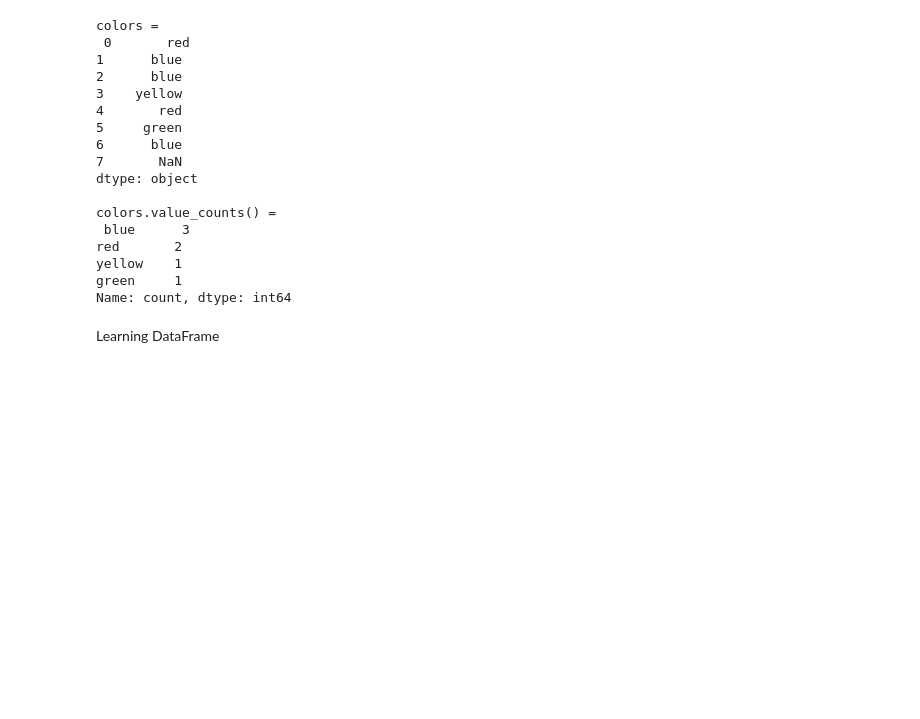
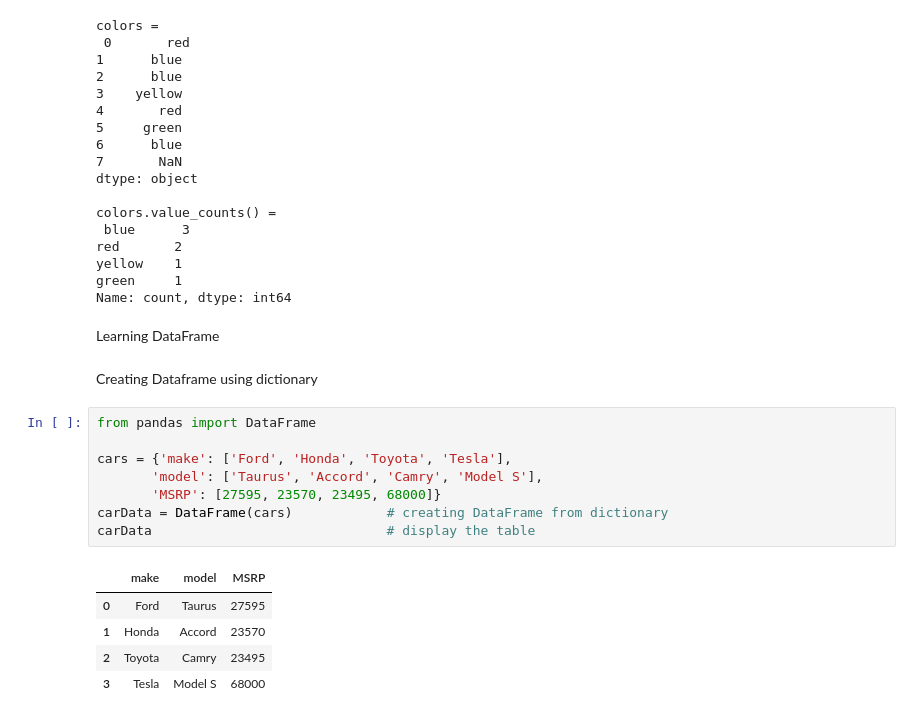
Before and after one commit to INFO-523-Exercises/intro-R-Python-avikalsingh1, a Jupyter notebook: Exercise1.ipynb, the cells around one changed output. Cells and saved outputs as stored; diff of their text form; blank space fills up the shorter version.

```diff
--- a/Exercise1.ipynb
+++ b/Exercise1.ipynb
@@ -1023,3 +1023,19 @@ green     1
 Name: count, dtype: int64
 # %% [markdown]
 Learning DataFrame
+# %% [markdown]
+Creating Dataframe using dictionary
+# %%
+from pandas import DataFrame
+
+cars = {'make': ['Ford', 'Honda', 'Toyota', 'Tesla'],
+       'model': ['Taurus', 'Accord', 'Camry', 'Model S'],
+       'MSRP': [27595, 23570, 23495, 68000]}
+carData = DataFrame(cars)            # creating DataFrame from dictionary
+carData                              # display the table
+# %% [output]
+|  | make | model | MSRP |
+| 0 | Ford | Taurus | 27595 |
+| 1 | Honda | Accord | 23570 |
+| 2 | Toyota | Camry | 23495 |
+| 3 | Tesla | Model S | 68000 |
```
Also changed, not shown: parts of 17 cells of this notebook.
